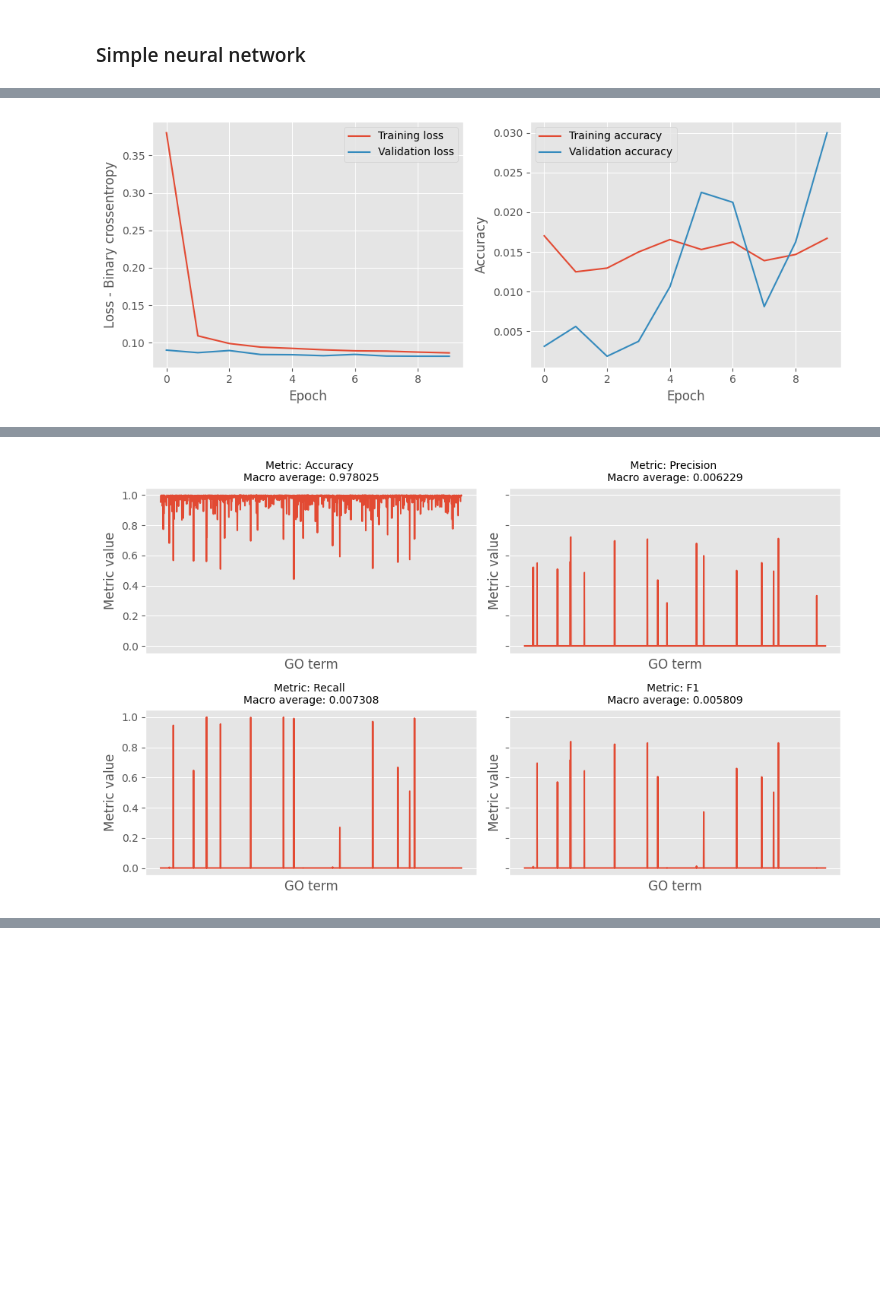
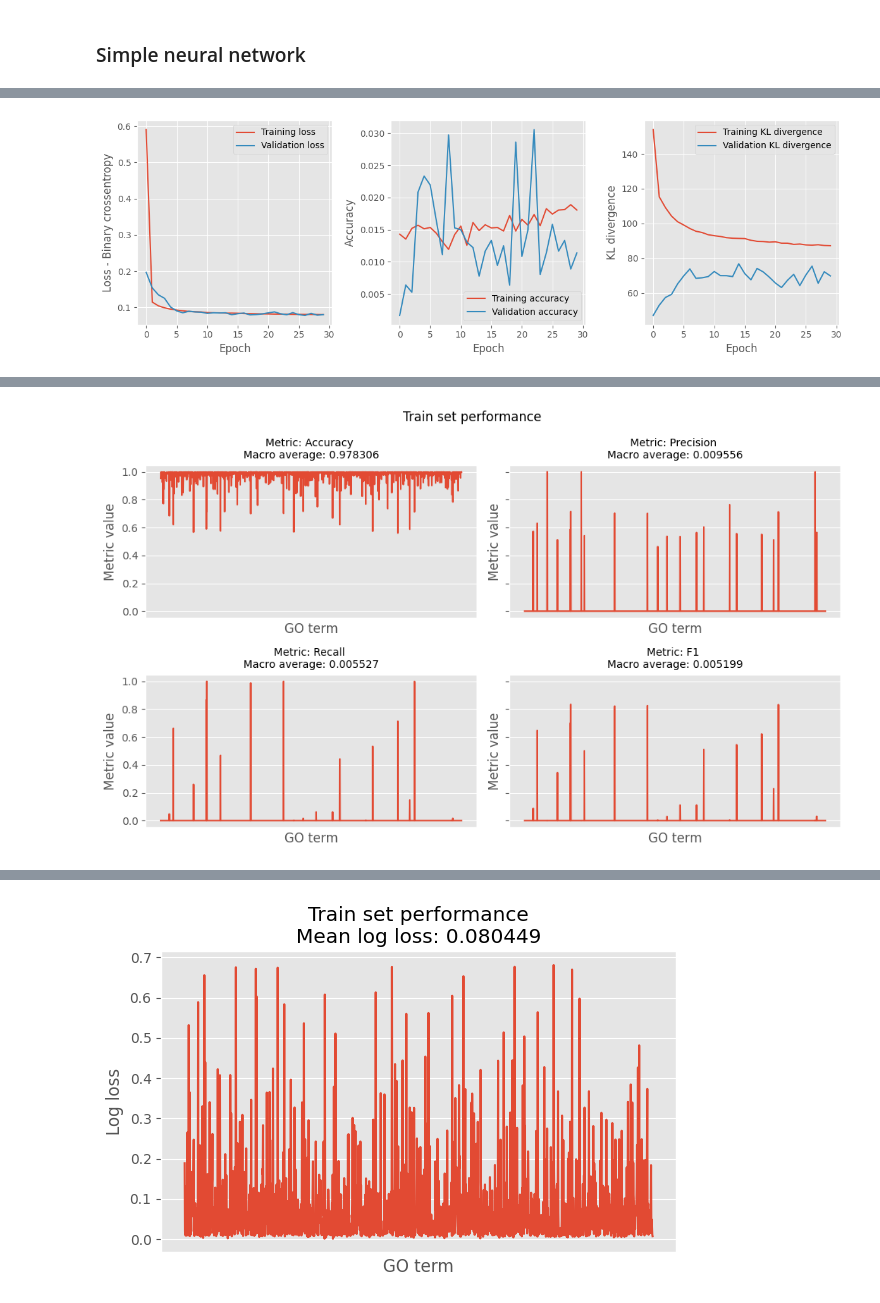
Before and after one commit to MatejVe/CAFA_5_protein_function_prediction, a Jupyter notebook: modelling.ipynb, the cells around one changed output, grey strips where cells are left out. Drawn from its saved outputs; the diff is of its cells as text; code cells hidden in the pictures; blank space fills up the shorter version.

```diff
--- a/modelling.ipynb
+++ b/modelling.ipynb
@@ -74,6 +89,6 @@ To start off, we will take the first 10 000 proteins in the train set and only u
 # %%
-reduced_labels_df = labels_df.iloc[:10000, :]
-reduced_train_features = features_df.iloc[:10000, :]
+reduced_labels_df = labels_df.iloc[:20000, :]
+reduced_train_features = features_df.iloc[:20000, :]
 
 # Check how many proteins have no labels
 print(reduced_labels_df.sum(axis=1).value_counts())
@@ -93,9 +108,9 @@ Name: count, Length: 204, dtype: int64
 # %%
 # Train test split
-X_train = reduced_train_features.iloc[:8000, :]
-X_test = reduced_train_features.iloc[8000:, :]
-y_train = reduced_labels_df.iloc[:8000, :]
-y_test = reduced_labels_df.iloc[8000:, :]
+X_train = reduced_train_features.iloc[:18000, :]
+X_test = reduced_train_features.iloc[18000:, :]
+y_train = reduced_labels_df.iloc[:18000, :]
+y_test = reduced_labels_df.iloc[18000:, :]
 # %% [markdown]
 ### Baseline model
 # %%
@@ -144,22 +161,24 @@ import tensorflow as tf
 # Build a simple neural network
 model = tf.keras.Sequential([
     tf.keras.layers.Dense(512, activation='relu', input_shape=(X_train.shape[1],)),
-    tf.keras.layers.Dropout(0.5),
-    tf.keras.layers.Dense(256, activation='relu'),
-    tf.keras.layers.Dropout(0.5),
+    tf.keras.layers.Dropout(0.3),
+    tf.keras.layers.Dense(512, activation='relu'),
+    tf.keras.layers.Dropout(0.3),
+    tf.keras.layers.Dense(512, activation='relu'),
+    tf.keras.layers.Dropout(0.3),
     tf.keras.layers.Dense(y_train.shape[1], activation='sigmoid')
 ])
 
 # Compile the model
 model.compile(optimizer='adam',
               loss='binary_crossentropy',
-              metrics=['accuracy'])
+              metrics=['accuracy', tf.keras.metrics.KLDivergence()])
 
 # Train the model
-results = model.fit(X_train, y_train, epochs=10, batch_size=32, validation_split=0.2)
+results = model.fit(X_train, y_train, epochs=30, batch_size=500, validation_split=0.2)
 
 # Plot the training and validation loss
-fig, ax = plt.subplots(1, 2, figsize=(10, 4))
+fig, ax = plt.subplots(1, 3, figsize=(12, 4))
 ax[0].plot(results.history['loss'], label='Training loss')
 ax[0].plot(results.history['val_loss'], label='Validation loss')
 ax[0].set_xlabel('Epoch')
@@ -171,6 +190,12 @@ ax[1].plot(results.history['val_accuracy'], label='Validation accuracy')
 ax[1].set_xlabel('Epoch')
 ax[1].set_ylabel('Accuracy')
 ax[1].legend()
+
+ax[2].plot(results.history['kullback_leibler_divergence'], label='Training KL divergence')
+ax[2].plot(results.history['val_kullback_leibler_divergence'], label='Validation KL divergence')
+ax[2].set_xlabel('Epoch')
+ax[2].set_ylabel('KL divergence')
+ax[2].legend()
 plt.tight_layout()
 plt.show()
 
@@ -179,7 +204,12 @@ y_train_pred = model.predict(X_train)
 y_test_pred = model.predict(X_test)
 
 # Evaluate the train set
-evaluation_report(y_train_pred >= 0.5, y_train, title='Train set performance')
+evaluation_report_binary(y_train_pred >= 0.5, y_train, title='Train set performance')
 # Evaluate the test set
-evaluation_report(y_test_pred >= 0.5, y_test, title='Test set performance')
+evaluation_report_binary(y_test_pred >= 0.5, y_test, title='Test set performance')
+
+# Probabilistic evaluation of the train set
+evaluation_report_probabilistic(y_train_pred, y_train, title='Train set performance')
+# Probabilistic evaluation of the test set
+evaluation_report_probabilistic(y_test_pred, y_test, title='Test set performance')
 # %% [output]
@@ -206 +233 @@ Epoch 10/10
-[figure, old version]
+[figure, new version]
@@ -209 +236 @@ Epoch 10/10
-[figure, old version]
+[figure, new version]
@@ -214,0 +242 @@ Jaccard index: 0.004386.
+[figure, added]
```
Also changed, not shown: parts of 8 cells of this notebook.
